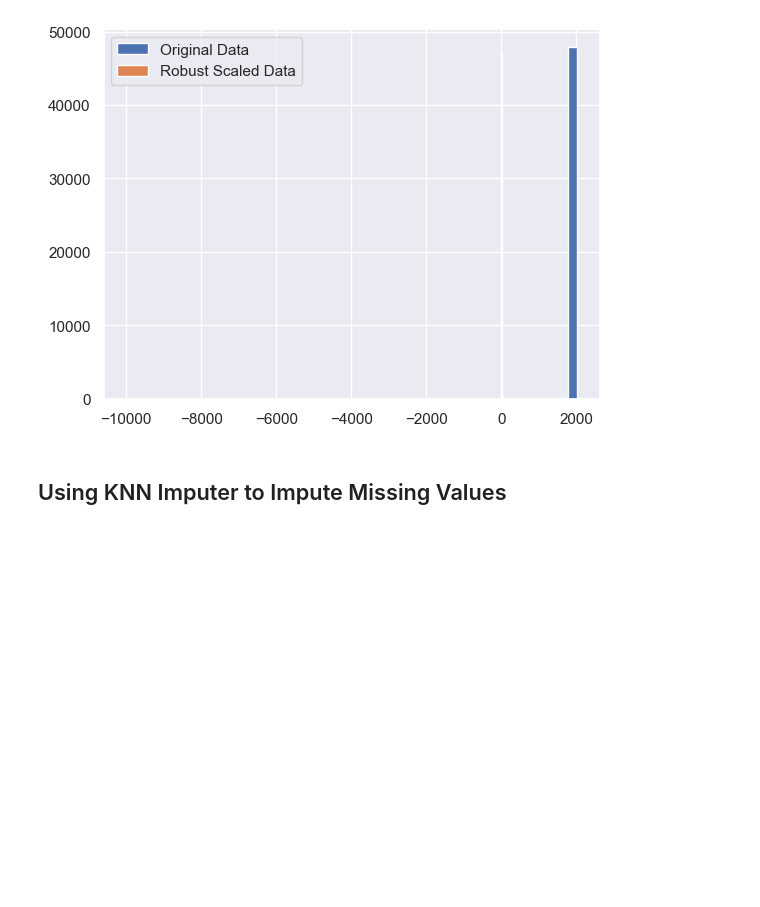
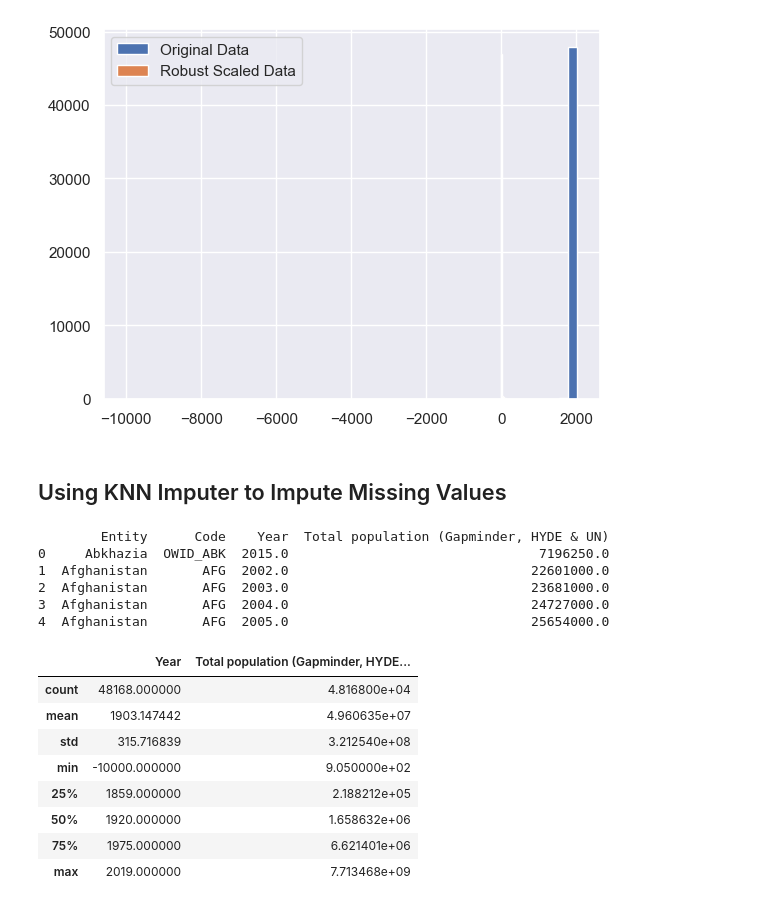
Before and after one commit to sba23416/SBA23416_StrategicThinkingCA2, a Jupyter notebook: Per-Capita-Plastic-Waste-Vs-Gdp-Per-Capita-Final.ipynb, the cells around one changed output. Cells and saved outputs as stored; diff of their text form; code cells hidden in the pictures; blank space fills up the shorter version.

```diff
--- a/Per-Capita-Plastic-Waste-Vs-Gdp-Per-Capita-Final.ipynb
+++ b/Per-Capita-Plastic-Waste-Vs-Gdp-Per-Capita-Final.ipynb
@@ -650,0 +668,21 @@ plt.show()
+# %%
+print(GB_df.head())
+# %% [output]
+        Entity      Code    Year  Total population (Gapminder, HYDE & UN)
+0     Abkhazia  OWID_ABK  2015.0                                7196250.0
+1  Afghanistan       AFG  2002.0                               22601000.0
+2  Afghanistan       AFG  2003.0                               23681000.0
+3  Afghanistan       AFG  2004.0                               24727000.0
+4  Afghanistan       AFG  2005.0                               25654000.0
+# %%
+GB_df.describe()
+# %% [output]
+|  | Year | Total population (Gapminder, HYDE... |
+| count | 48168.000000 | 4.816800e+04 |
+| mean | 1903.147442 | 4.960635e+07 |
+| std | 315.716839 | 3.212540e+08 |
+| min | -10000.000000 | 9.050000e+02 |
+| 25% | 1859.000000 | 2.188212e+05 |
+| 50% | 1920.000000 | 1.658632e+06 |
+| 75% | 1975.000000 | 6.621401e+06 |
+| max | 2019.000000 | 7.713468e+09 |
```
Also changed, not shown: parts of 7 cells of this notebook.
